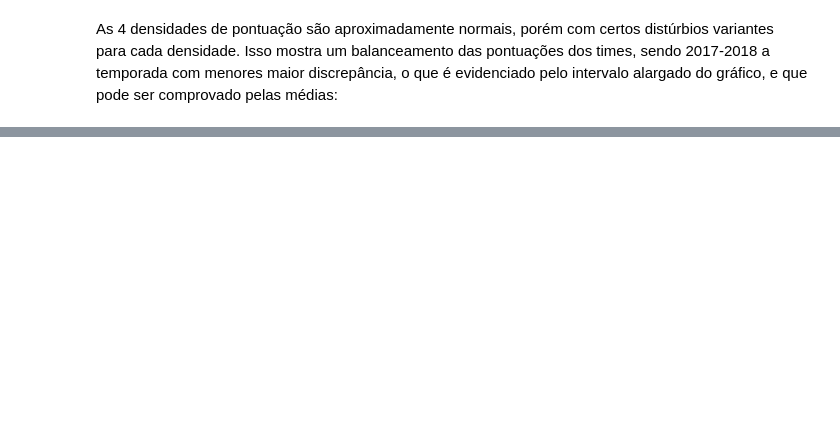
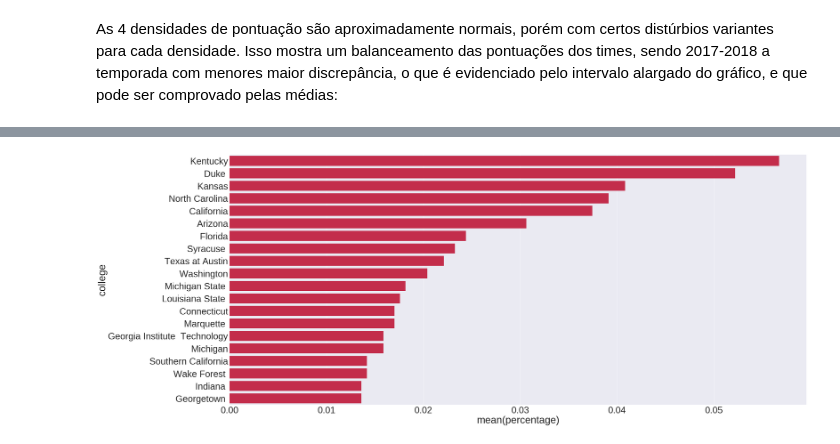
Before and after one commit to if1015-datascience-ufpe/2017-2-projeto-crp3-bvcl-plal, a Jupyter notebook: analysis.ipynb, the cells around one changed output, grey strips where cells are left out. Drawn from its saved outputs; the diff is of its cells as text; code cells hidden in the pictures; blank space fills up the shorter version.

```diff
--- a/analysis.ipynb
+++ b/analysis.ipynb
@@ -45,0 +124,9 @@ média e variancia 2017-2018: 105.35333333333334,24.81182222222223
+# %%
+sns.set(font_scale=4)
+f,graphics=plt.subplots(1,1, figsize=(45, 20))
+
+ax = sns.barplot(x = df_college_count[:20]['percentage'], y = df_college_count[:20]['college'], color='crimson')
+
+plt.show(ax)
+# %% [output]
+[figure, added]
```
Also changed, not shown: parts of 4 cells of this notebook, 1 other file.
